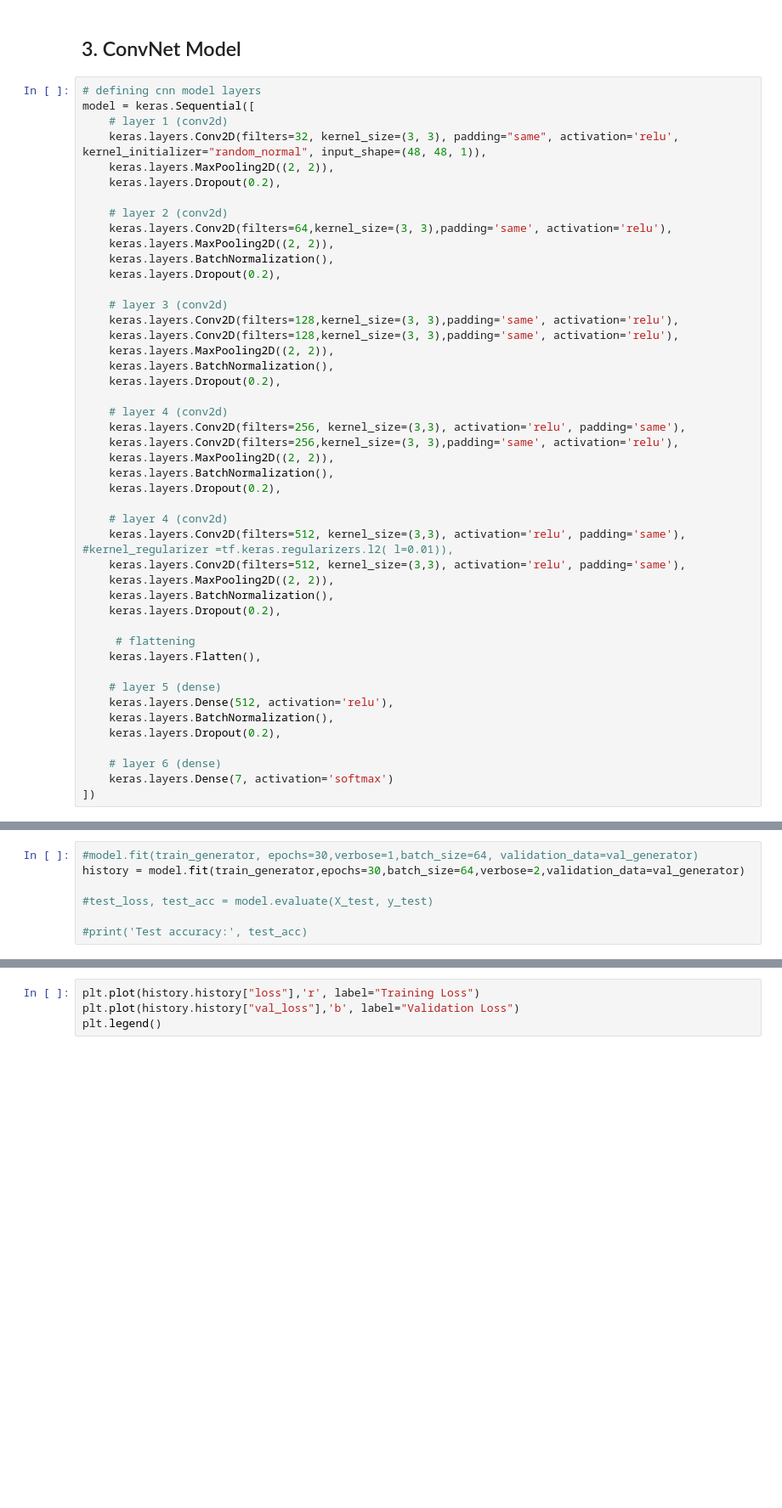
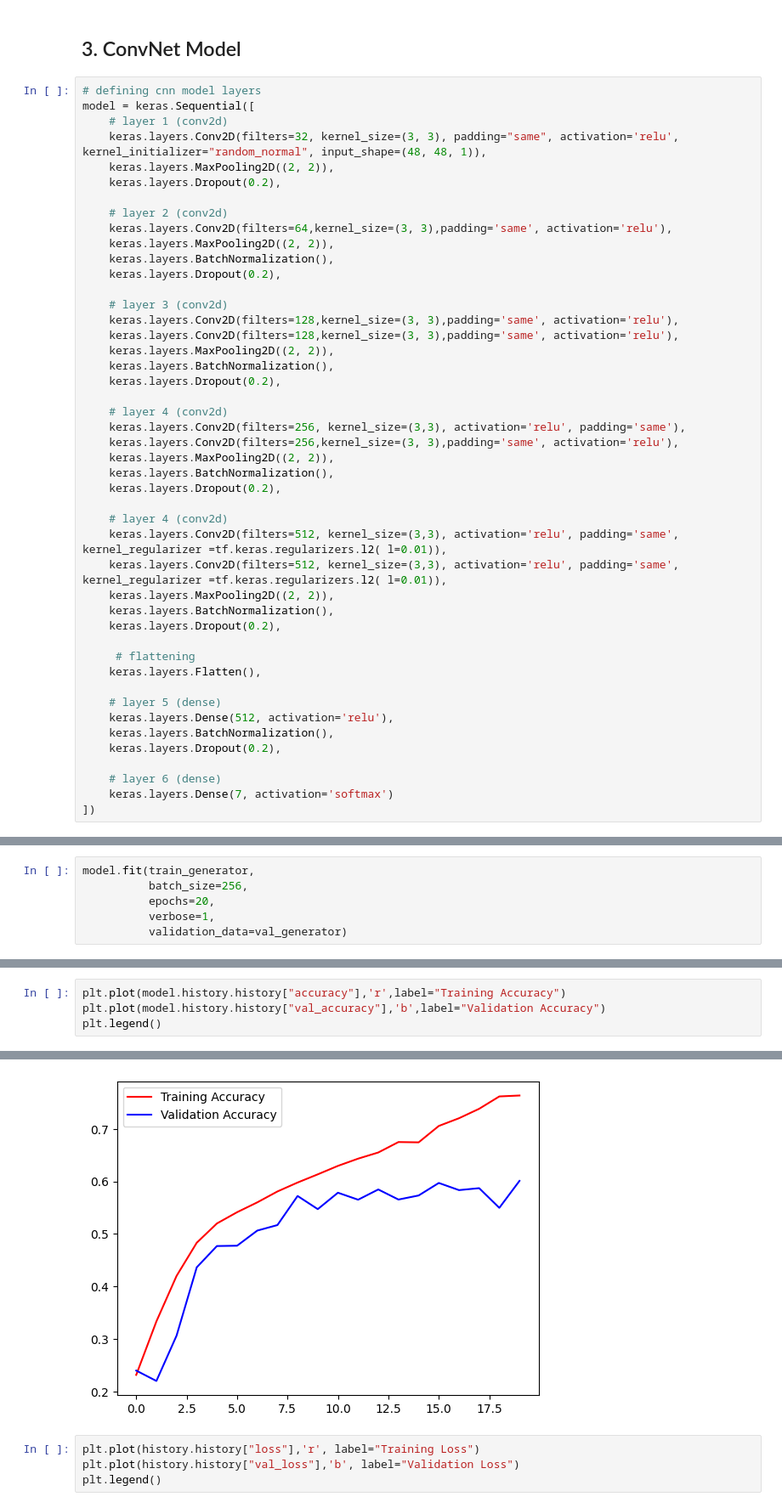
Before and after one commit to ninajcardenas/emotion, a Jupyter notebook: emotion.ipynb, the cells around one changed output, grey strips where cells are left out. Shown: that part at 85% size. Drawn from its saved outputs; the diff is of its cells as text; blank space fills up the shorter version.

Commit message:
adds readme, retrains model

```diff
--- a/emotion.ipynb
+++ b/emotion.ipynb
@@ -197,8 +197,8 @@ model = keras.Sequential([
     keras.layers.Dropout(0.2),
 
     # layer 4 (conv2d)
-    keras.layers.Conv2D(filters=512, kernel_size=(3,3), activation='relu', padding='same'), #kernel_regularizer =tf.keras.regularizers.l2( l=0.01)),
-    keras.layers.Conv2D(filters=512, kernel_size=(3,3), activation='relu', padding='same'),
+    keras.layers.Conv2D(filters=512, kernel_size=(3,3), activation='relu', padding='same', kernel_regularizer =tf.keras.regularizers.l2( l=0.01)),
+    keras.layers.Conv2D(filters=512, kernel_size=(3,3), activation='relu', padding='same', kernel_regularizer =tf.keras.regularizers.l2( l=0.01)),
     keras.layers.MaxPooling2D((2, 2)),
     keras.layers.BatchNormalization(),
     keras.layers.Dropout(0.2),
@@ -241,10 +241,3 @@ Total params: 4,937,607
 Trainable params: 4,934,663
 Non-trainable params: 2,944
 _________________________________________________________________
-# %%
-#model.fit(train_generator, epochs=30,verbose=1,batch_size=64, validation_data=val_generator)
-history = model.fit(train_generator,epochs=30,batch_size=64,verbose=2,validation_data=val_generator)
-
-#test_loss, test_acc = model.evaluate(X_test, y_test)
-
-#print('Test accuracy:', test_acc)
@@ -271,0 +244,6 @@ Epoch 30/30
+# %%
+model.fit(train_generator,
+          batch_size=256,
+          epochs=20,
+          verbose=1,
+          validation_data=val_generator)
@@ -271,0 +299,5 @@ Epoch 30/30
+# %%
+plt.plot(model.history.history["accuracy"],'r',label="Training Accuracy")
+plt.plot(model.history.history["val_accuracy"],'b',label="Validation Accuracy")
+plt.legend()
+# %% [output]
@@ -272,3 +305,4 @@ Epoch 30/30
+[figure, added]
 # %%
 plt.plot(history.history["loss"],'r', label="Training Loss")
 plt.plot(history.history["val_loss"],'b', label="Validation Loss")
```
Also changed, not shown: parts of 17 cells of this notebook, 3 other files.
